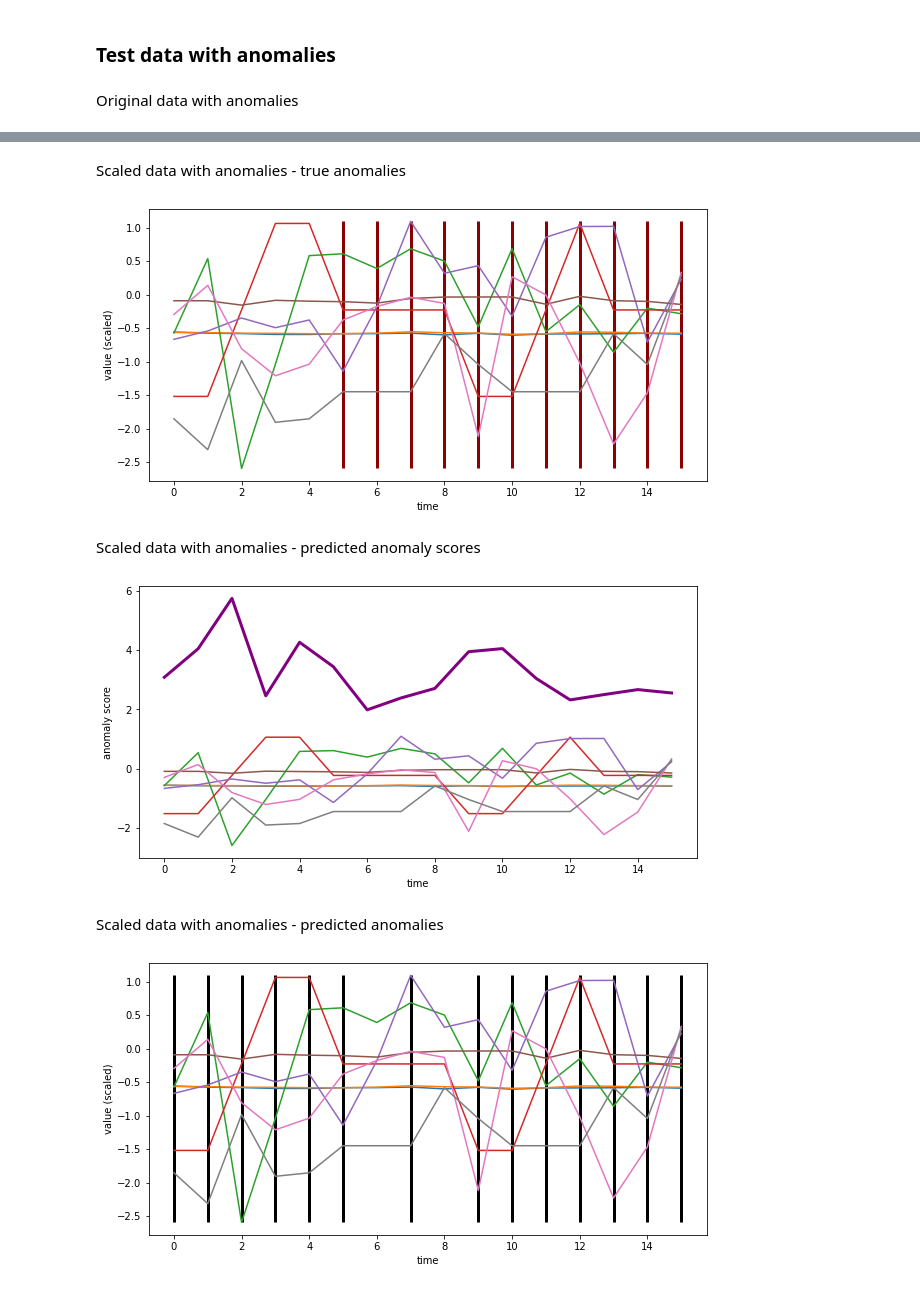
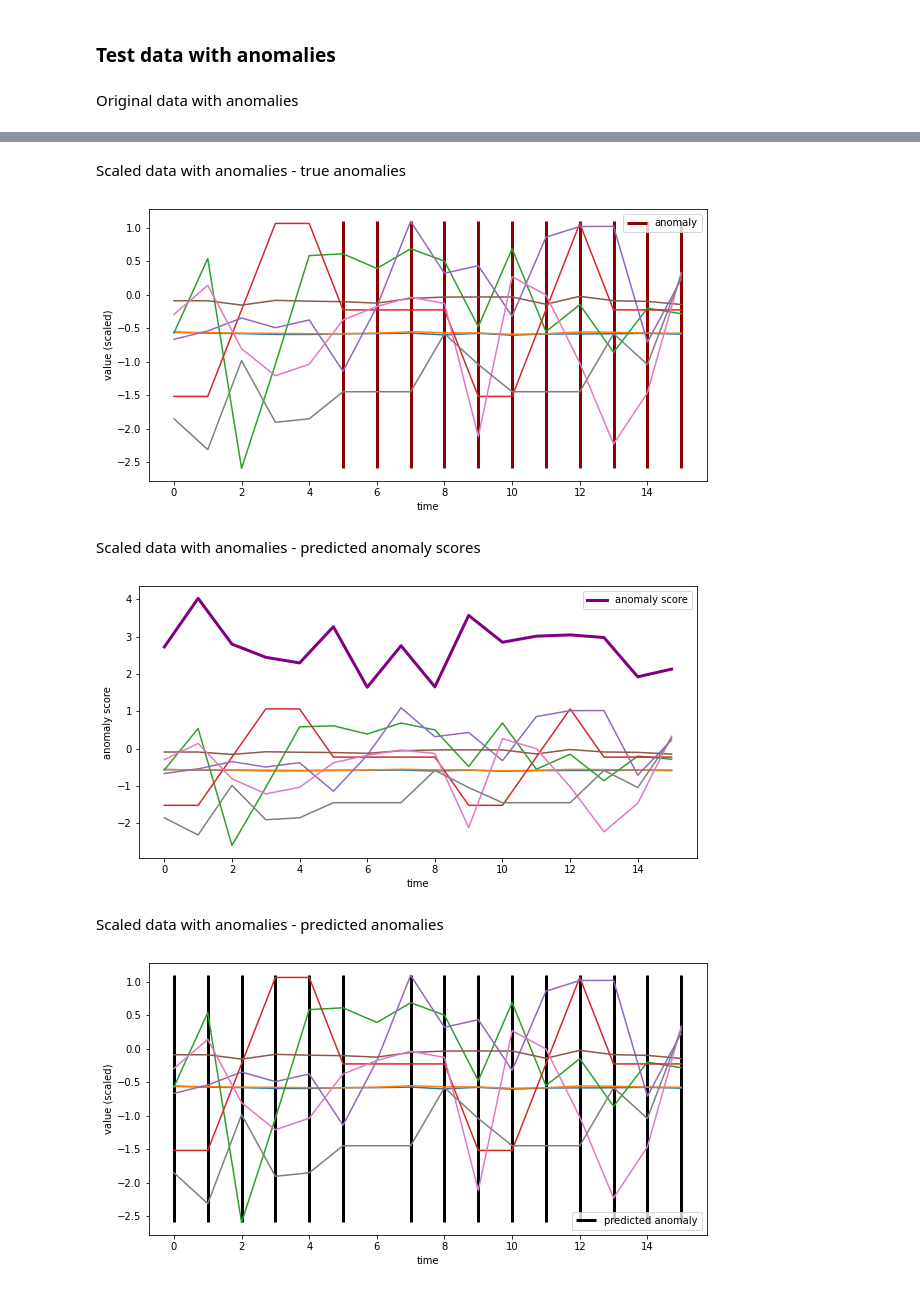
Before and after one commit to ivetasarfyova/TimeSeriesAnomalyDetectionAssignments, a Jupyter notebook: time_series_anomaly_detection/GAN-AD-SKAB.ipynb, the cells around one changed output, grey strips where cells are left out. Saved outputs shown, nothing was run; the diff lists cells and outputs as text; code cells hidden in the pictures.

```diff
--- a/time_series_anomaly_detection/GAN-AD-SKAB.ipynb
+++ b/time_series_anomaly_detection/GAN-AD-SKAB.ipynb
@@ -102,7 +102,7 @@ shift = 5
 batch_size = 32
 latent_dim = 2
 epochs = 20000
-threshold = 0.8
+threshold = 0.5
 # %% [markdown]
 ## Training
 # %%
@@ -187,40 +189,43 @@ plt.show()
 display(Markdown('Scaled data with anomalies - true anomalies'))
 data = gan_ad.transform_data(pd.DataFrame(df_test[0:window_size]).drop(columns=['id']))
 plt.figure(figsize=(10,5))
 plt.xlabel('time')
 plt.ylabel("value (scaled)")
 plt.plot(data)
 labels = pd.DataFrame(df_test_labels[0:window_size]).replace(0,np.nan).dropna().index
-plt.vlines(x=labels, ymin=np.min(np.min(data)), ymax=np.max(np.max(data)), colors='darkred', ls='-', lw=3, label='vline_single - full height')
+plt.vlines(x=labels, ymin=np.min(np.min(data)), ymax=np.max(np.max(data)), colors='darkred', ls='-', lw=3, label='anomaly')
+plt.legend()
 plt.show()
 
 display(Markdown('Scaled data with anomalies - predicted anomaly scores'))
 anomaly_scores = gan_ad.predict_anomaly_scores(pd.DataFrame(df_test[0:0+window_size]))
 plt.figure(figsize=(10,5))
 plt.xlabel('time')
 plt.ylabel('anomaly score')
 plt.plot(data)
-plt.plot(anomaly_scores, color='purple', lw=3)
+plt.plot(anomaly_scores, color='purple', lw=3, label='anomaly score')
+plt.legend()
 plt.show()
 
 display(Markdown('Scaled data with anomalies - predicted anomalies'))
 predicted = gan_ad.identify_anomaly(pd.DataFrame(df_test[0:window_size]), threshold = threshold)
 predicted_labels = pd.DataFrame(predicted).replace(0,np.nan).dropna().index
 plt.figure(figsize=(10,5))
 plt.xlabel('time')
 plt.ylabel("value (scaled)")
 plt.plot(data)
-plt.vlines(x=predicted_labels, ymin=np.min(np.min(data)), ymax=np.max(np.max(data)), colors='black', ls='-', lw=3, label='vline_single - full height')
+plt.vlines(x=predicted_labels, ymin=np.min(np.min(data)), ymax=np.max(np.max(data)), colors='black', ls='-', lw=3, label='predicted anomaly')
+plt.legend()
 plt.show()
 # %% [output]
 Original data with anomalies
 [figure]
 Scaled data with anomalies - true anomalies
-[figure, old version]
+[figure, new version]
 Scaled data with anomalies - predicted anomaly scores
-[figure, old version]
+[figure, new version]
 Scaled data with anomalies - predicted anomalies
-[figure, old version]
+[figure, new version]
 # %%
 # more than one window
 display(Markdown('Original data with anomalies'))
```
Also changed, not shown: parts of 8 cells of this notebook, 1 other file.
